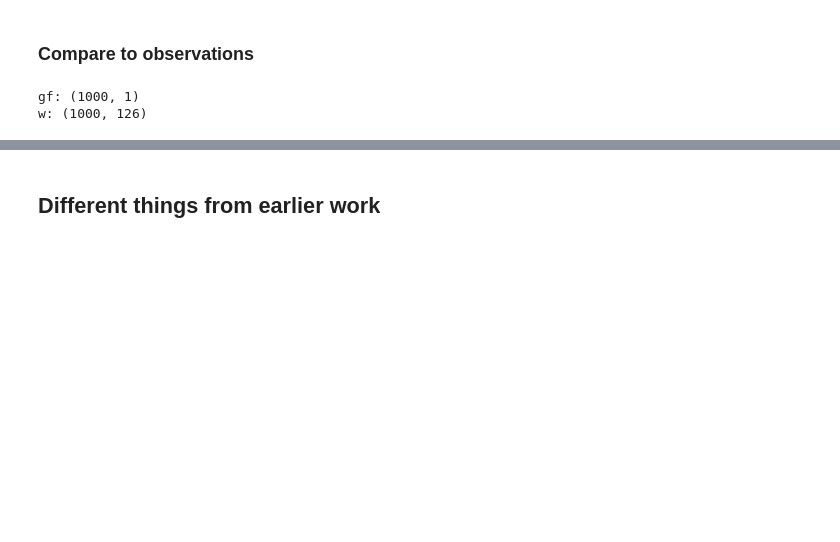
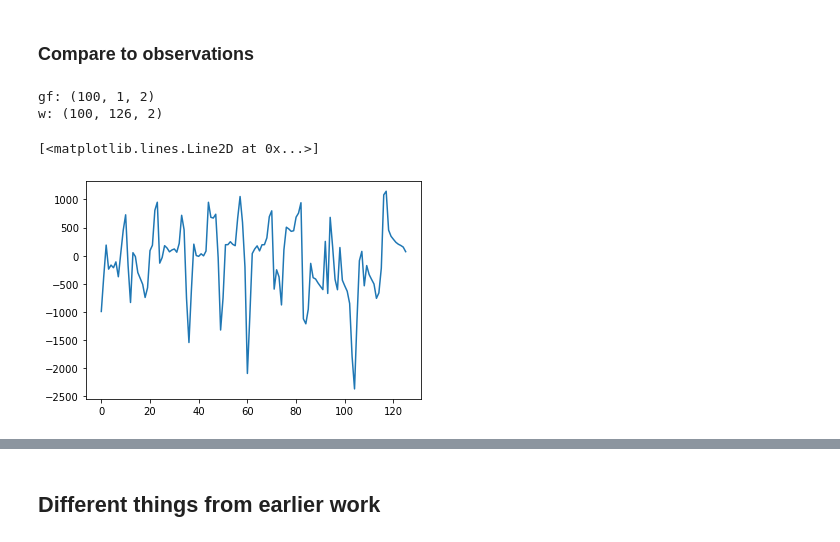
Before and after one commit to eyhl/premis, a Jupyter notebook: notebooks/chapter2-Copy1.ipynb, the cells around one changed output, grey strips where cells are left out. Cells and saved outputs as stored; diff of their text form; code cells hidden in the pictures; blank space fills up the shorter version.

```diff
--- a/notebooks/chapter2-Copy1.ipynb
+++ b/notebooks/chapter2-Copy1.ipynb
@@ -350,7 +316,15 @@ from pyro.infer import Predictive
 predictive = Predictive(model, samples)(X_train, x, df_params, y_train, df_em)
 for k, v in predictive.items():
     print(f"{k}: {tuple(v.shape)}")
+
+gf_res, w_res = predictive.items()
+gf_res, w_res = gf_res[1], w_res[1]
 # %% [output]
-gf: (1000, 1)
-w: (1000, 126)
+gf: (100, 1, 2)
+w: (100, 126, 2)
+# %%
+plt.plot(height)
+# %% [output]
+[<matplotlib.lines.Line2D at 0x...>]
+[figure, added]
 # %%
```
Also changed, not shown: parts of 14 cells of this notebook.
